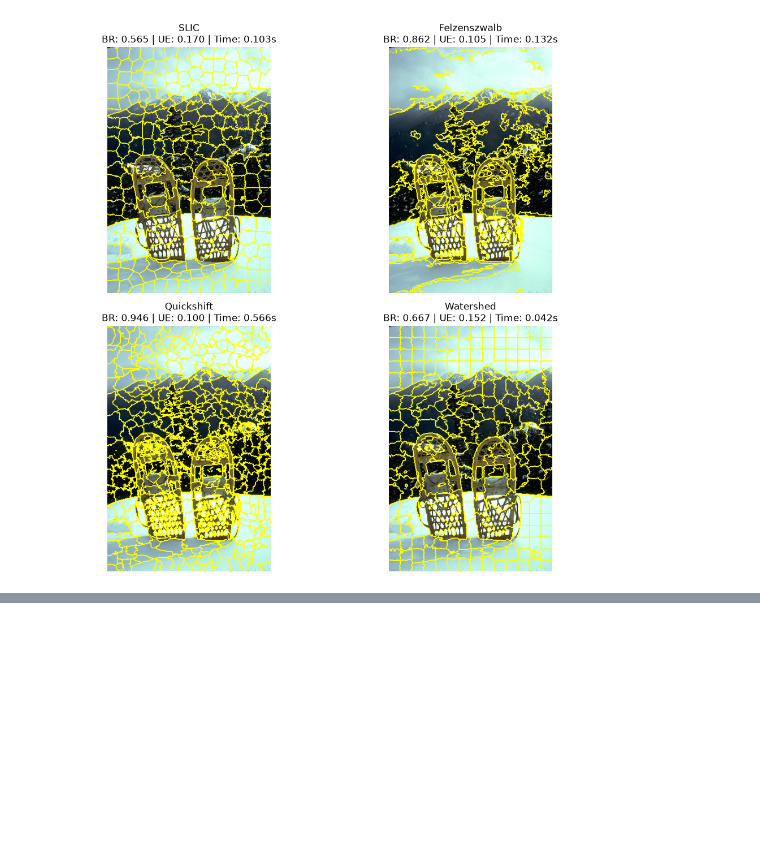
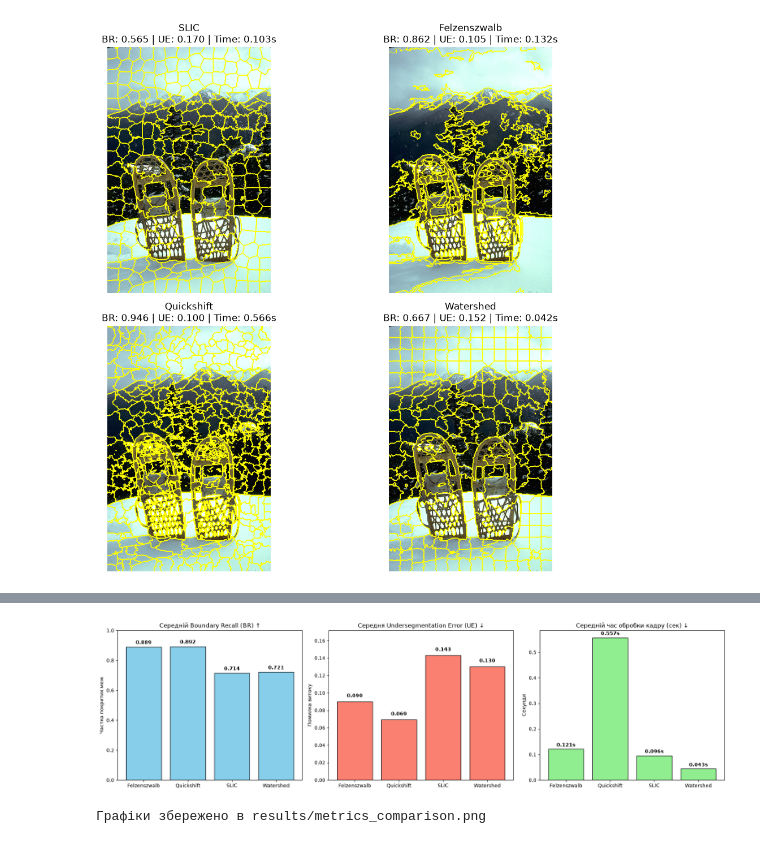
Before and after one commit to General202/Super_pixel_methods, a Jupyter notebook: main_experiments.ipynb, the cells around one changed output, grey strips where cells are left out. Drawn from its saved outputs; the diff is of its cells as text; code cells hidden in the pictures; blank space fills up the shorter version.

```diff
--- a/main_experiments.ipynb
+++ b/main_experiments.ipynb
@@ -134,0 +224,34 @@ Felzenszwalb 0.132077 0.861575 0.105485
+# %%
+# Побудова порівняльних діаграм
+fig, axes = plt.subplots(1, 3, figsize=(18, 5))
+
+# 1. Графік Boundary Recall (вище = краще)
+axes[0].bar(summary['Algorithm'], summary['Mean_BR'], color='skyblue', edgecolor='black')
+axes[0].set_title('Середній Boundary Recall (BR) ↑')
+axes[0].set_ylabel('Частка покритих меж')
+axes[0].set_ylim(0, 1.0)
+for i, val in enumerate(summary['Mean_BR']):
+    axes[0].text(i, val + 0.02, f"{val:.3f}", ha='center', fontweight='bold')
+
+# 2. Графік Undersegmentation Error (нижче = краще)
+axes[1].bar(summary['Algorithm'], summary['Mean_UE'], color='salmon', edgecolor='black')
+axes[1].set_title('Середня Undersegmentation Error (UE) ↓')
+axes[1].set_ylabel('Помилка витоку')
+axes[1].set_ylim(0, max(summary['Mean_UE']) * 1.2)
+for i, val in enumerate(summary['Mean_UE']):
+    axes[1].text(i, val + 0.005, f"{val:.3f}", ha='center', fontweight='bold')
+
+# 3. Графік Часу виконання (нижче = краще)
+axes[2].bar(summary['Algorithm'], summary['Mean_Time'], color='lightgreen', edgecolor='black')
+axes[2].set_title('Середній час обробки кадру (сек) ↓')
+axes[2].set_ylabel('Секунди')
+for i, val in enumerate(summary['Mean_Time']):
+    axes[2].text(i, val + 0.01, f"{val:.3f}s", ha='center', fontweight='bold')
+
+plt.tight_layout()
+plt.savefig("results/metrics_comparison.png", dpi=300)
+plt.show()
+print("Графіки збережено в results/metrics_comparison.png")
+# %% [output]
+[figure, added]
+Графіки збережено в results/metrics_comparison.png
```
Also changed, not shown: parts of 3 cells of this notebook, 1 other file.
